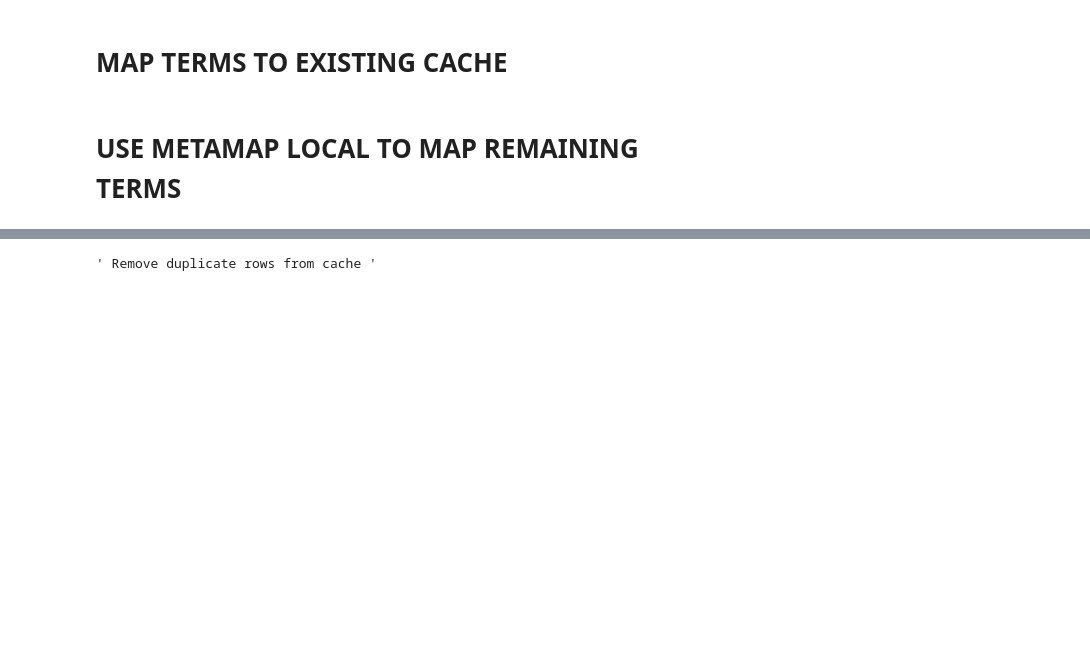
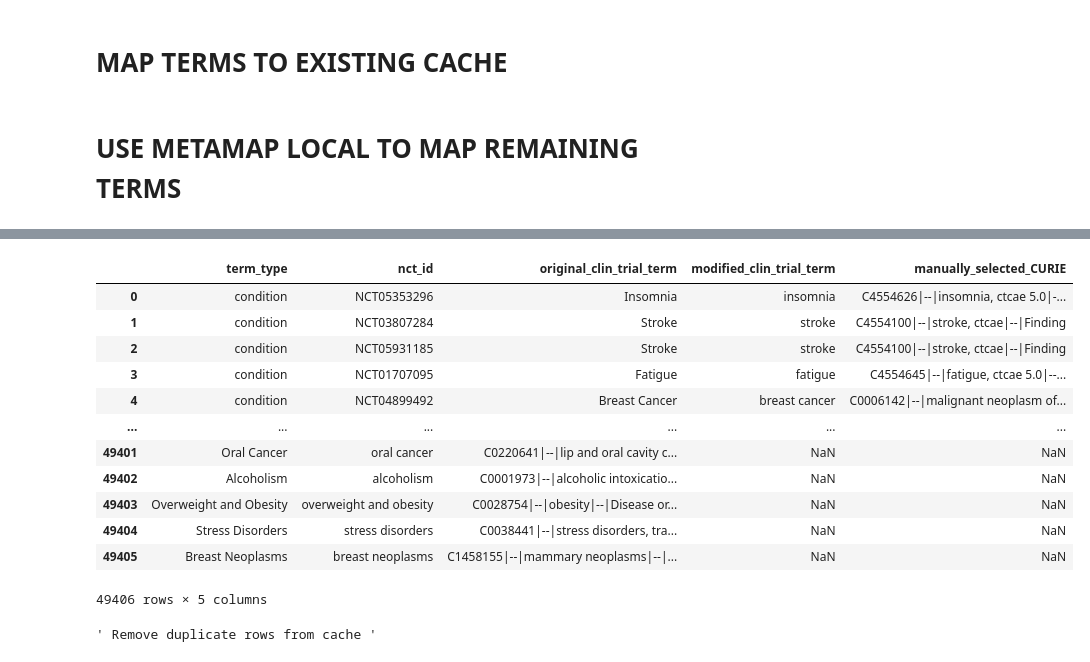
Before and after one commit to GitHubbit/Multiomics_ClinicalTrials_KP, a Jupyter notebook: mapper_ipynb_to_py_mm_only.ipynb, the cells around one changed output, grey strips where cells are left out. Drawn from its saved outputs; the diff is of its cells as text; code cells hidden in the pictures; blank space fills up the shorter version.

```diff
--- a/mapper_ipynb_to_py_mm_only.ipynb
+++ b/mapper_ipynb_to_py_mm_only.ipynb
@@ -806,3 +1087,47 @@ NameError: name 'compile_curies_for_trials' is not defined
+# %%
+# def compile_curies_for_trials(flag_and_path):
+
+relevant_date = flag_and_path["date_string"]
+
+conditions_autoselected_file = f"{relevant_date}_conditions_autoselected.tsv"
+conditions_autoselected = pd.read_csv(conditions_autoselected_file, sep="\t", on_bad_lines = 'warn')  # this is already mapped to nct_ids. Let's do this for the manually selected CURIEs now and add them
+
+# get manually selected CURIEs
+conditions_manselected = pd.read_csv("conditions_manually_selected_cache.tsv", sep="\t", on_bad_lines = 'warn')  # this is already mapped to nct_ids. Let's do this for the manually selected CURIEs now and add them
+conditions_manselected
+# mapper_con = dict(zip(conditions_manselected['orig_con'], conditions_manselected['manually_selected_CURIE'])) # make a dict from the manual terms cache to map conditions
+
+
+
+
+# # map back to original terms
+# conditions = pd.read_csv(data_extracted + '/conditions.txt', sep='|', index_col=False, header=0, on_bad_lines = 'warn')
+# conditions_mapped = conditions.copy()
+# conditions_mapped['manually_selected_CURIE'] = conditions_mapped['downcase_name'].map(mapper_con)
+# conditions_mapped.drop(["id"], axis = 1, inplace = True)
+# # conditions_actually_mapped = conditions_mapped[~conditions_mapped['manually_selected_CURIE'].isnull()] # check if the conditions got mapped to any CURIEs
+# conditions_mapped = conditions_mapped[~conditions_mapped['manually_selected_CURIE'].isnull()] # check if the conditions got mapped to any CURIEs
+# conditions_mapped["term_type"] = "condition"
+# conditions_mapped = conditions_mapped[["term_type", "nct_id", "name", "downcase_name", "manually_selected_CURIE"]]
+# conditions_mapped.rename(columns = {'name':'original_clin_trial_term', 'downcase_name':'modified_clin_trial_term'}, inplace = True)
+# # with open('manually_selected_conditions_cache.tsv', 'a') as output:
+# #     conditions_mapped.to_csv(output, mode='a',sep="\t", index=False, header=output.tell()==0)
+
+# conditions_mapped
+# %% [output]
+|  | term_type | nct_id | original_clin_trial_term | modified_clin_trial_term | manually_selected_CURIE |
+| 0 | condition | NCT05353296 | Insomnia | insomnia | C4554626|--|insomnia, ctcae 5.0|-... |
+| 1 | condition | NCT03807284 | Stroke | stroke | C4554100|--|stroke, ctcae|--|Finding |
+| 2 | condition | NCT05931185 | Stroke | stroke | C4554100|--|stroke, ctcae|--|Finding |
+| 3 | condition | NCT01707095 | Fatigue | fatigue | C4554645|--|fatigue, ctcae 5.0|--... |
+| 4 | condition | NCT04899492 | Breast Cancer | breast cancer | C0006142|--|malignant neoplasm of... |
+| ... | ... | ... | ... | ... | ... |
+| 49401 | Oral Cancer | oral cancer | C0220641|--|lip and oral cavity c... | NaN | NaN |
+| 49402 | Alcoholism | alcoholism | C0001973|--|alcoholic intoxicatio... | NaN | NaN |
+| 49403 | Overweight and Obesity | overweight and obesity | C0028754|--|obesity|--|Disease or... | NaN | NaN |
+| 49404 | Stress Disorders | stress disorders | C0038441|--|stress disorders, tra... | NaN | NaN |
+| 49405 | Breast Neoplasms | breast neoplasms | C1458155|--|mammary neoplasms|--|... | NaN | NaN |
+49406 rows × 5 columns
 # %%
 # -----     ------     GENERATE MANUALLY SELECTED CACHE     -----     ------  #
 #  --- --- --   CONDITIONS     --- --- --   #
```
Also changed, not shown: parts of 13 cells of this notebook.
